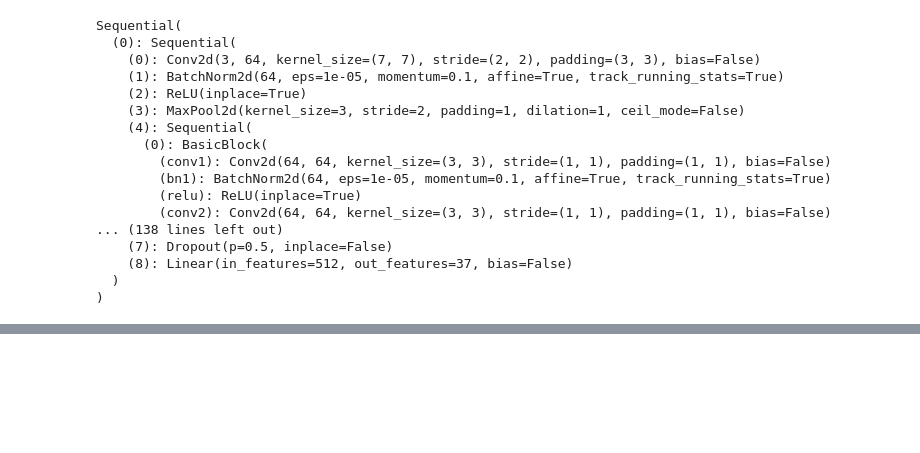
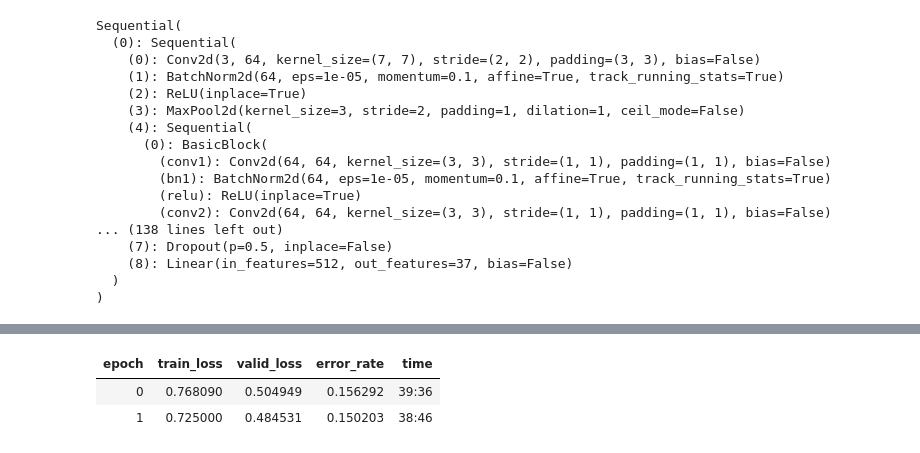
Before and after one commit to Xudong-Mao/Code1, a Jupyter notebook: test.ipynb, the cells around one changed output, grey strips where cells are left out. Saved outputs shown, nothing was run; the diff lists cells and outputs as text; code cells hidden in the pictures; blank space fills up the shorter version.

```diff
--- a/test.ipynb
+++ b/test.ipynb
@@ -283,0 +128,9 @@ IndexError: invalid index of a 0-dim tensor. Use `tensor.item()` in Python or `t
+# %%
+# 调整学习率
+learn.unfreeze()
+learn.fit_one_cycle(2, lr_max=slice(1e-6,1e-4))
+# 似乎真确率提升
+# %% [output]
+| epoch | train_loss | valid_loss | error_rate | time |
+| 0 | 0.768090 | 0.504949 | 0.156292 | 39:36 |
+| 1 | 0.725000 | 0.484531 | 0.150203 | 38:46 |
```
Also changed, not shown: parts of 19 cells of this notebook.
